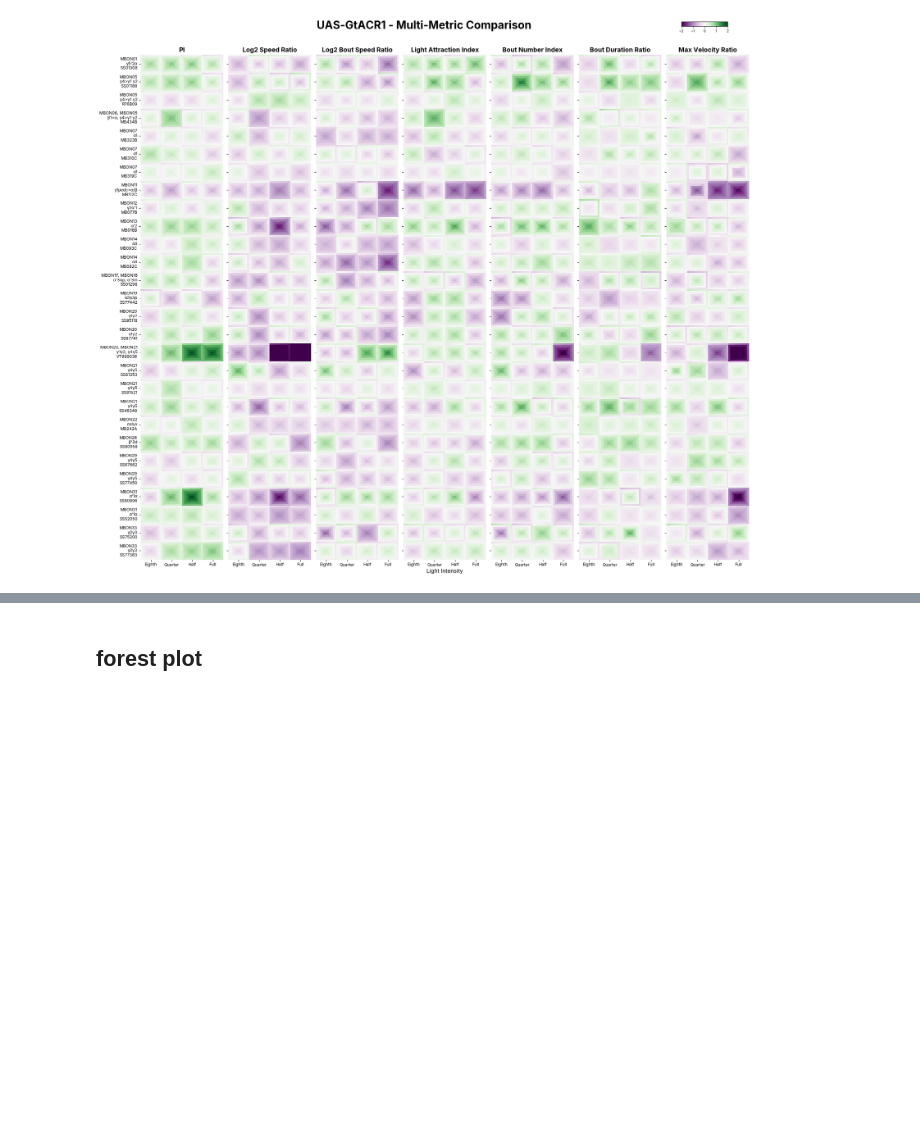
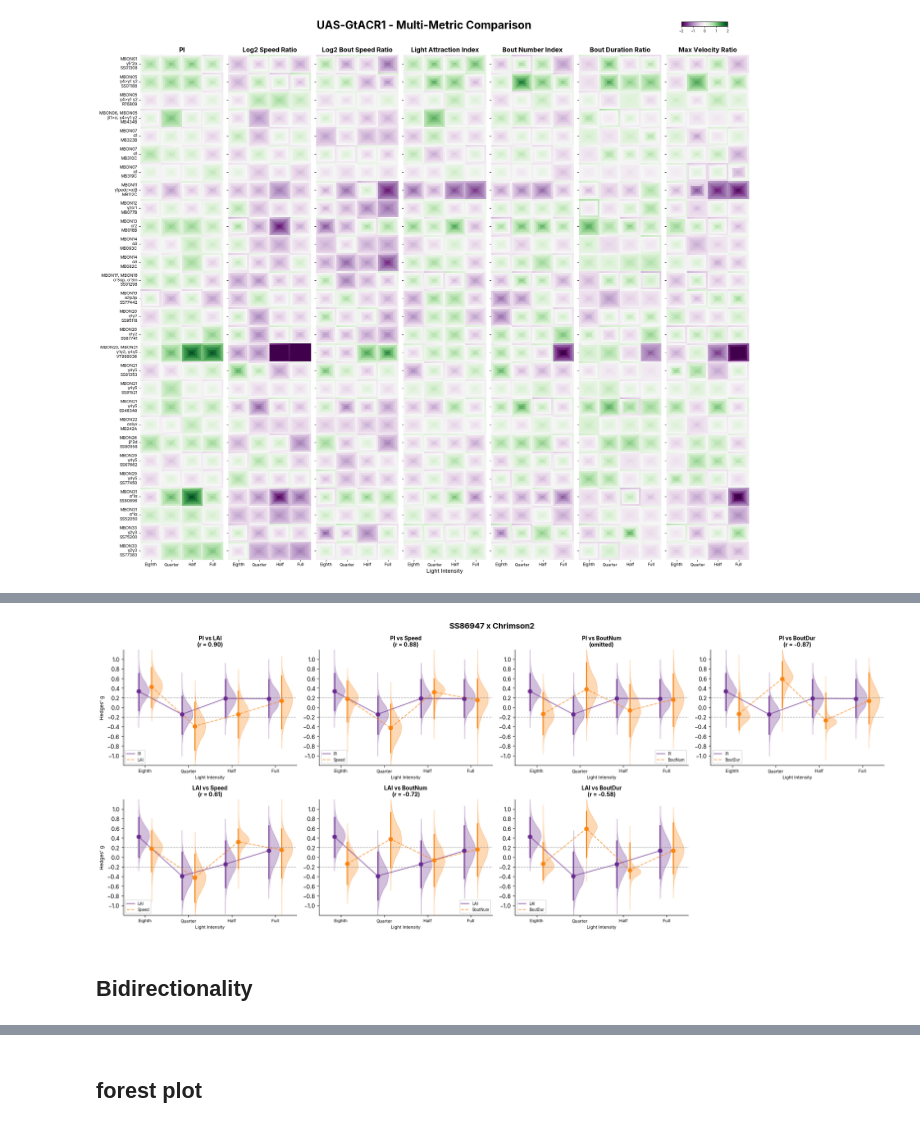
Before and after one commit to lnicole08/OSAR-Nicole-version, a Jupyter notebook: Light Intensity Summary.ipynb, the cells around one changed output, grey strips where cells are left out. Cells and saved outputs as stored; diff of their text form; code cells hidden in the pictures; blank space fills up the shorter version.

```diff
--- a/Light Intensity Summary.ipynb
+++ b/Light Intensity Summary.ipynb
@@ -641,0 +1724,74 @@ plt.show()
+# %%
+def plot_genotype_pairs(genotype_str):
+    """Plot 2x4 grid of metric pair comparisons for a genotype."""
+    mbon, responder = parse_genotype_string(genotype_str)
+    pair_data = get_genotype_pair_data(osar_data, mbon, responder)
+
+    x_pos = np.array([0, 1, 2, 3])
+    intensities = ["Eighth", "Quarter", "Half", "Full"]
+
+    fig, axes = plt.subplots(2, 4, figsize=(20, 8))
+    axes = axes.flatten()
+
+    color1 = "#6A2B8E"
+    color2 = "#FA840F"
+
+    for idx, pdata in enumerate(pair_data):
+        ax = axes[idx]
+        metric1, metric2 = pdata["metric1"], pdata["metric2"]
+        label1, label2 = pdata["label1"], pdata["label2"]
+        r_val = pdata["r"]
+
+        for metric_key, color, label in [(metric1, color1, label1), (metric2, color2, label2)]:
+            for i, intensity in enumerate(intensities):
+                bootstrap = get_bootstrap(osar_data, responder, intensity, metric_key, mbon)
+                bootstrap = bootstrap[~np.isnan(bootstrap)]
+                effect, ci_low, ci_high = get_effect(osar_data, responder, intensity, metric_key, mbon)
+
+                if len(bootstrap) > 1 and effect is not None:
+                    kde = stats.gaussian_kde(bootstrap)
+                    y_kde = np.linspace(min(bootstrap), max(bootstrap), 100)
+                    x_kde = kde(y_kde)
+                    offset = -0.15 if metric_key == metric1 else 0.15
+                    x_kde = x_kde / x_kde.max() * 0.25
+                    ax.fill_betweenx(y_kde, x_pos[i] + offset, x_pos[i] + offset + x_kde, color=color, alpha=0.3)
+                    ax.vlines(x_pos[i] + offset, ci_low, ci_high, color=color, linewidth=2)
+                    ax.scatter(x_pos[i] + offset, effect, color=color, s=50, zorder=5)
+
+            # Connect with line
+            vals = [get_effect(osar_data, responder, intensity, metric_key, mbon)[0] for intensity in intensities]
+            offset = -0.15 if metric_key == metric1 else 0.15
+            linestyle = '-' if metric_key == metric1 else '--'
+            if all(v is not None for v in vals):
+                ax.plot(x_pos + offset, vals, linestyle, color=color, linewidth=1.5, alpha=0.7, label=label)
+
+        ax.axhline(y=0.2, color='gray', linestyle='--', alpha=0.7, linewidth=1)
+        ax.axhline(y=-0.2, color='gray', linestyle='--', alpha=0.7, linewidth=1)
+
+        r_str = f"r = {r_val:.2f}" if r_val is not None else "omitted"
+        ax.set_title(f"{label1} vs {label2}\n({r_str})", fontsize=10, fontweight='bold')
+        ax.set_xticks(x_pos)
+        ax.set_xticklabels(intensities, fontsize=8)
+        ax.set_yticks([-1.0, -0.8, -0.6, -0.4, -0.2, 0, 0.2, 0.4, 0.6, 0.8, 1.0])
+        ax.set_ylim(-1.2, 1.2)
+        ax.set_xlim(-0.5, 3.5)
+        ax.set_xlabel("Light Intensity", fontsize=8)
+        if idx % 4 == 0:
+            ax.set_ylabel("Hedges' g", fontsize=9)
+        ax.legend(loc='best', fontsize=7)
+        ax.spines['top'].set_visible(False)
+        ax.spines['right'].set_visible(False)
+
+    # Hide the 8th subplot (only 7 pairs)
+    axes[7].axis('off')
+
+    fig.suptitle(f"{mbon} x {responder}", fontsize=14, fontweight='bold')
+    plt.tight_layout()
+    #plt.savefig(os.path.join(save_path, f"categorical_pairs_{mbon}_{responder}.svg"), bbox_inches='tight')
+    plt.show()
+
+plot_genotype_pairs("SS86947 x Chrimson2")
+# %% [output]
+[figure, added]
+# %% [markdown]
+## Bidirectionality
```
Also changed, not shown: parts of 19 cells of this notebook, 7 other files.
